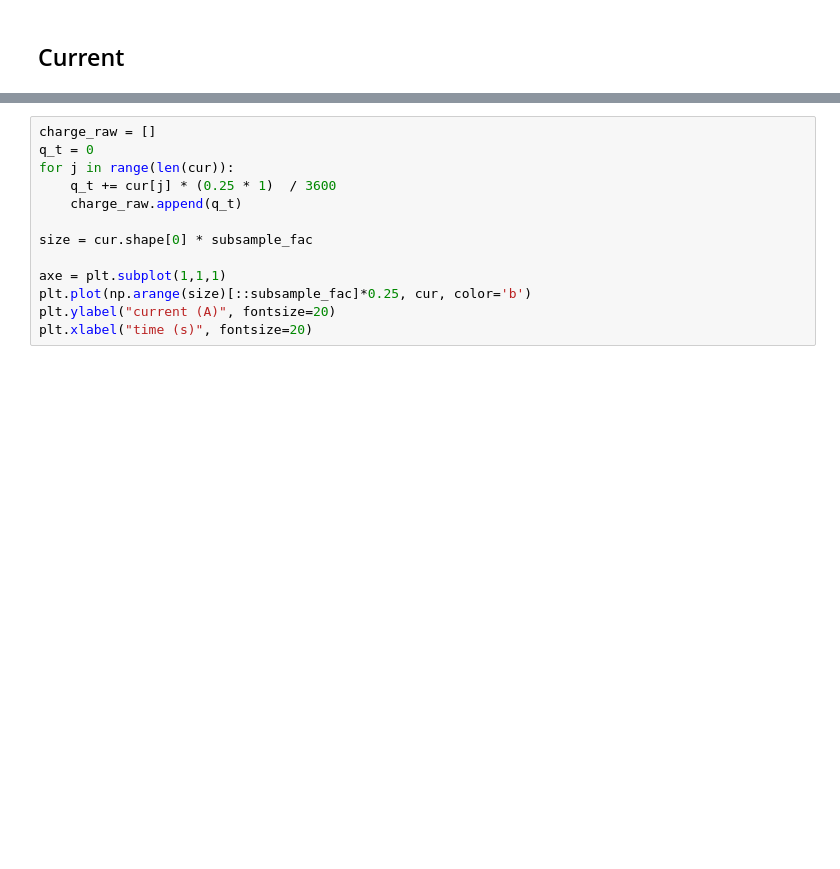
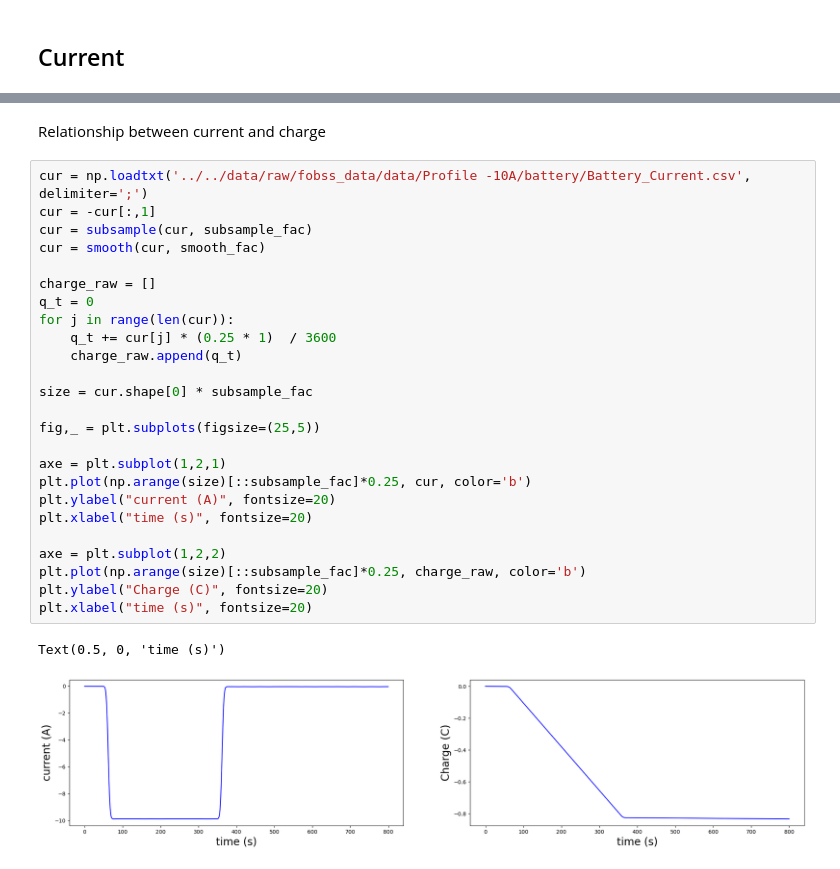
Before and after one commit to Energy-Theory-Guided-Data-Science/Battery-System, a Jupyter notebook: Battery-System/notebooks/features/fobss_preprocessing_script.ipynb, the cells around one changed output, grey strips where cells are left out. Saved outputs shown, nothing was run; the diff lists cells and outputs as text; blank space fills up the shorter version.

```diff
--- a/Battery-System/notebooks/features/fobss_preprocessing_script.ipynb
+++ b/Battery-System/notebooks/features/fobss_preprocessing_script.ipynb
@@ -59,16 +100,33 @@ cur = smooth(cur, smooth_fac)
+# %% [markdown]
+Relationship between current and charge
 # %%
+cur = np.loadtxt('../../data/raw/fobss_data/data/Profile -10A/battery/Battery_Current.csv', delimiter=';')
+cur = -cur[:,1]
+cur = subsample(cur, subsample_fac)
+cur = smooth(cur, smooth_fac)
+
 charge_raw = []
 q_t = 0
 for j in range(len(cur)):
     q_t += cur[j] * (0.25 * 1)  / 3600
     charge_raw.append(q_t)
 
 size = cur.shape[0] * subsample_fac
 
-axe = plt.subplot(1,1,1)
+fig,_ = plt.subplots(figsize=(25,5))
+
+axe = plt.subplot(1,2,1)
 plt.plot(np.arange(size)[::subsample_fac]*0.25, cur, color='b')
 plt.ylabel("current (A)", fontsize=20)
 plt.xlabel("time (s)", fontsize=20)
+
+axe = plt.subplot(1,2,2)
+plt.plot(np.arange(size)[::subsample_fac]*0.25, charge_raw, color='b')
+plt.ylabel("Charge (C)", fontsize=20)
+plt.xlabel("time (s)", fontsize=20)
+# %% [output]
+Text(0.5, 0, 'time (s)')
+[figure, added]
 # %%
 fig,_ = plt.subplots(figsize=(7,5))
 axe = plt.subplot(1,1,1)
```
Also changed, not shown: parts of 12 cells of this notebook, 42 other files.
